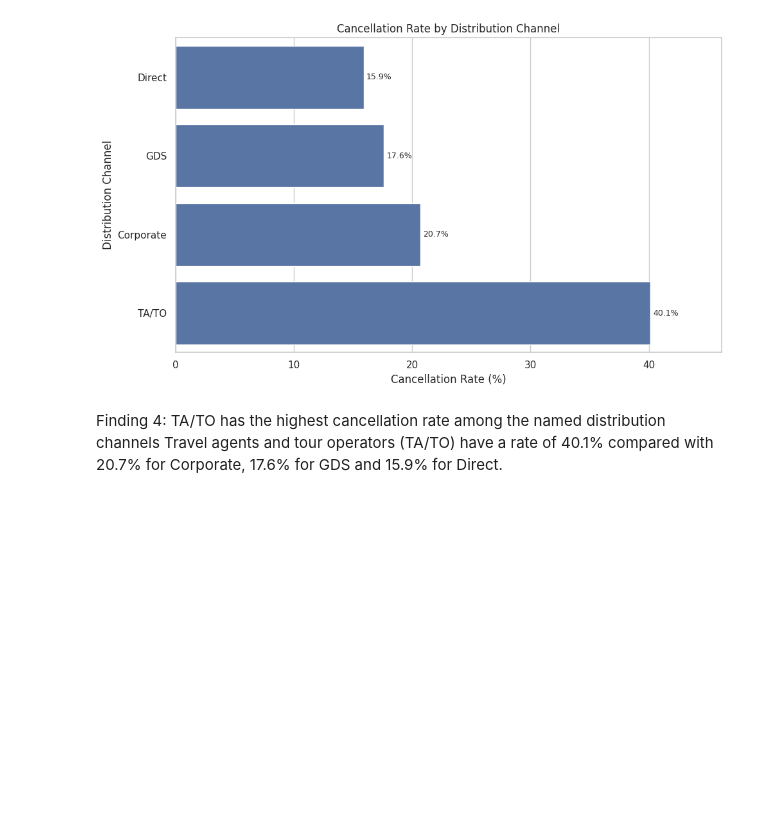
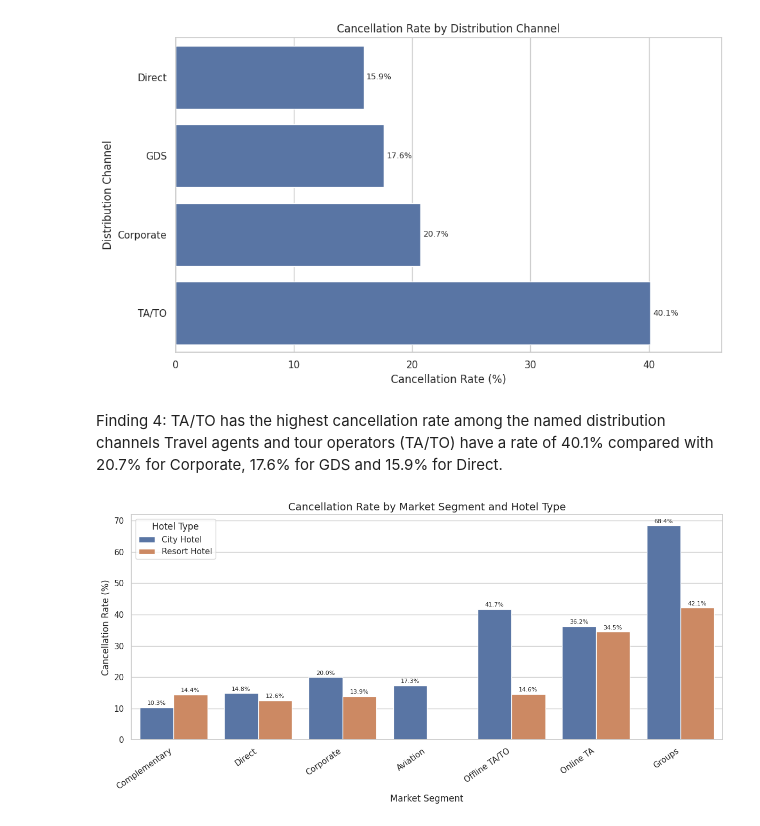
Before and after one commit to elsiejy/Capstone, a Jupyter notebook: Capstone_Hotel_Bookings.ipynb, the cells around one changed output. Drawn from its saved outputs; the diff is of its cells as text; code cells hidden in the pictures; blank space fills up the shorter version.

```diff
--- a/Capstone_Hotel_Bookings.ipynb
+++ b/Capstone_Hotel_Bookings.ipynb
@@ -1084,3 +1084,93 @@ distribution_channel  total_bookings  cancelled_bookings  cancellation_rate
 # %% [markdown]
 Finding 4: TA/TO has the highest cancellation rate among the named distribution channels
 Travel agents and tour operators (TA/TO) have a rate of 40.1% compared with 20.7% for Corporate, 17.6% for GDS and 15.9% for Direct.
+# %%
+# Create cancellation flag if not already created
+df["is_cancelled"] = (
+    df["reservation_status"]
+    .astype(str).str.strip().str.lower()
+    .eq("canceled")
+)
+
+# Calculate booking volume and cancellation rate
+segment_hotel = (
+    df.groupby(["hotel", "market_segment"], dropna=False)
+      .agg(
+          total_bookings=("is_cancelled", "size"),
+          cancelled_bookings=("is_cancelled", "sum")
+      )
+      .reset_index()
+)
+
+segment_hotel["cancellation_rate"] = (
+    segment_hotel["cancelled_bookings"]
+    / segment_hotel["total_bookings"] * 100
+)
+
+# Exclude Undefined from the chart
+segment_hotel["segment_clean"] = (
+    segment_hotel["market_segment"]
+    .astype("string").str.strip()
+)
+
+plot_data = segment_hotel[
+    segment_hotel["segment_clean"].str.lower()
+    .ne("undefined").fillna(True)
+].copy()
+
+# Sort segments by overall cancellation rate
+segment_order = (
+    plot_data.groupby("market_segment")
+    .apply(
+        lambda x: (
+            x["cancelled_bookings"].sum()
+            / x["total_bookings"].sum() * 100
+        ),
+        include_groups=False
+    )
+    .sort_values()
+    .index.tolist()
+)
+
+# Plot grouped bars
+plt.figure(figsize=(12, 6))
+
+ax = sns.barplot(
+    data=plot_data,
+    x="market_segment",
+    y="cancellation_rate",
+    hue="hotel",
+    order=segment_order
+)
+
+for container in ax.containers:
+    ax.bar_label(
+        container,
+        fmt="%.1f%%",
+        padding=2,
+        fontsize=8
+    )
+
+plt.title(
+    "Cancellation Rate by Market Segment and Hotel Type",
+    fontsize=14
+)
+plt.xlabel("Market Segment")
+plt.ylabel("Cancellation Rate (%)")
+plt.xticks(rotation=35, ha="right")
+plt.legend(title="Hotel Type")
+plt.tight_layout()
+plt.show()
+
+# Print the supporting figures
+print(
+    plot_data[
+        ["hotel", "market_segment", "total_bookings",
+         "cancelled_bookings", "cancellation_rate"]
+    ]
+    .sort_values(["market_segment", "hotel"])
+    .round(2)
+    .to_string(index=False)
+)
+# %% [output]
+[figure, added]
```
Also changed, not shown: parts of 3 cells of this notebook.
